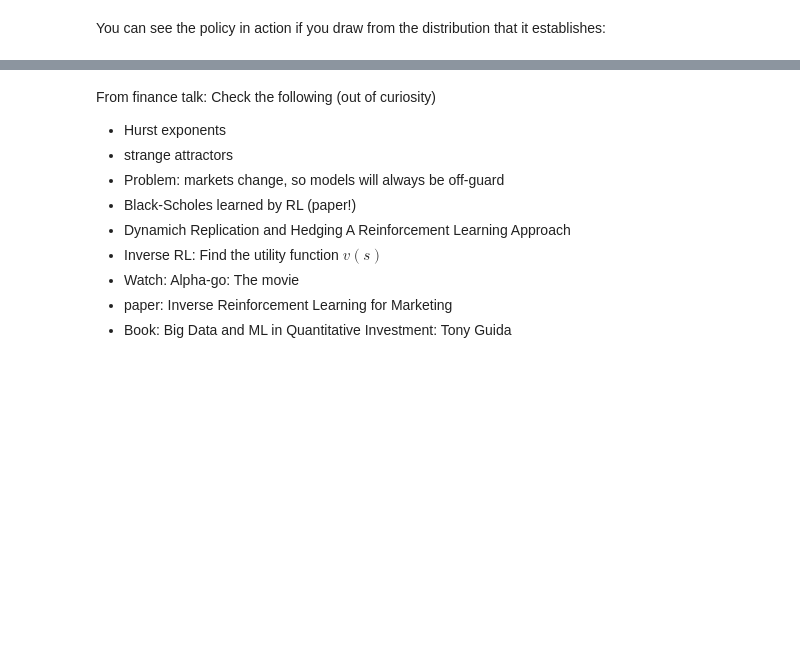
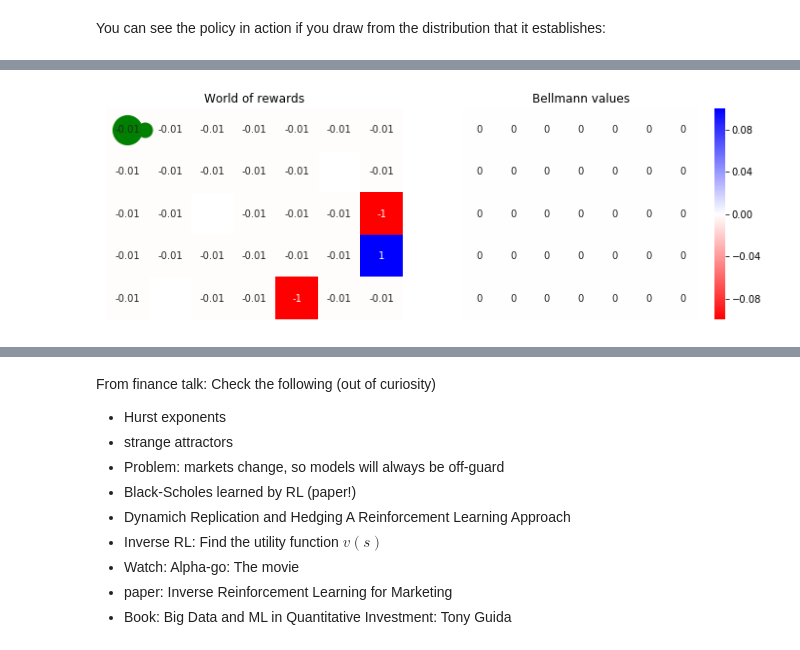
Before and after one commit to Project-Ellie/tutorials, a Jupyter notebook: other_stuff/RL_QLearning.ipynb, the cells around one changed output, grey strips where cells are left out. Saved outputs shown, nothing was run; the diff lists cells and outputs as text; code cells hidden in the pictures; blank space fills up the shorter version.

```diff
--- a/other_stuff/RL_QLearning.ipynb
+++ b/other_stuff/RL_QLearning.ipynb
@@ -376,0 +388,6 @@ Note that the value of a state does not depend on the current policy.
+# %%
+state = State(env,  [0,4], [1, 0])
+env.clear_vf()
+state.show()
+# %% [output]
+[figure, added]
```
Also changed, not shown: parts of 29 cells of this notebook.
